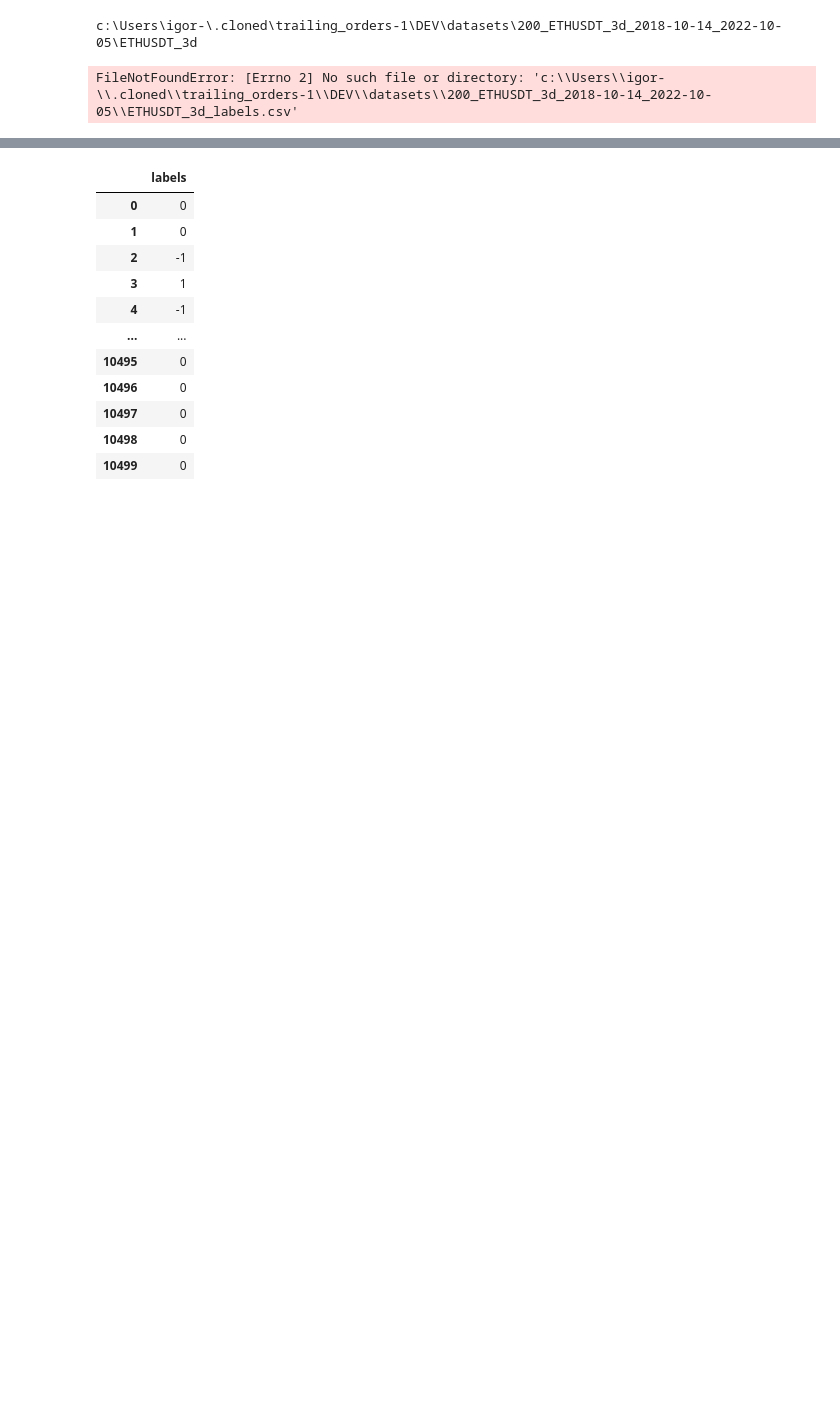
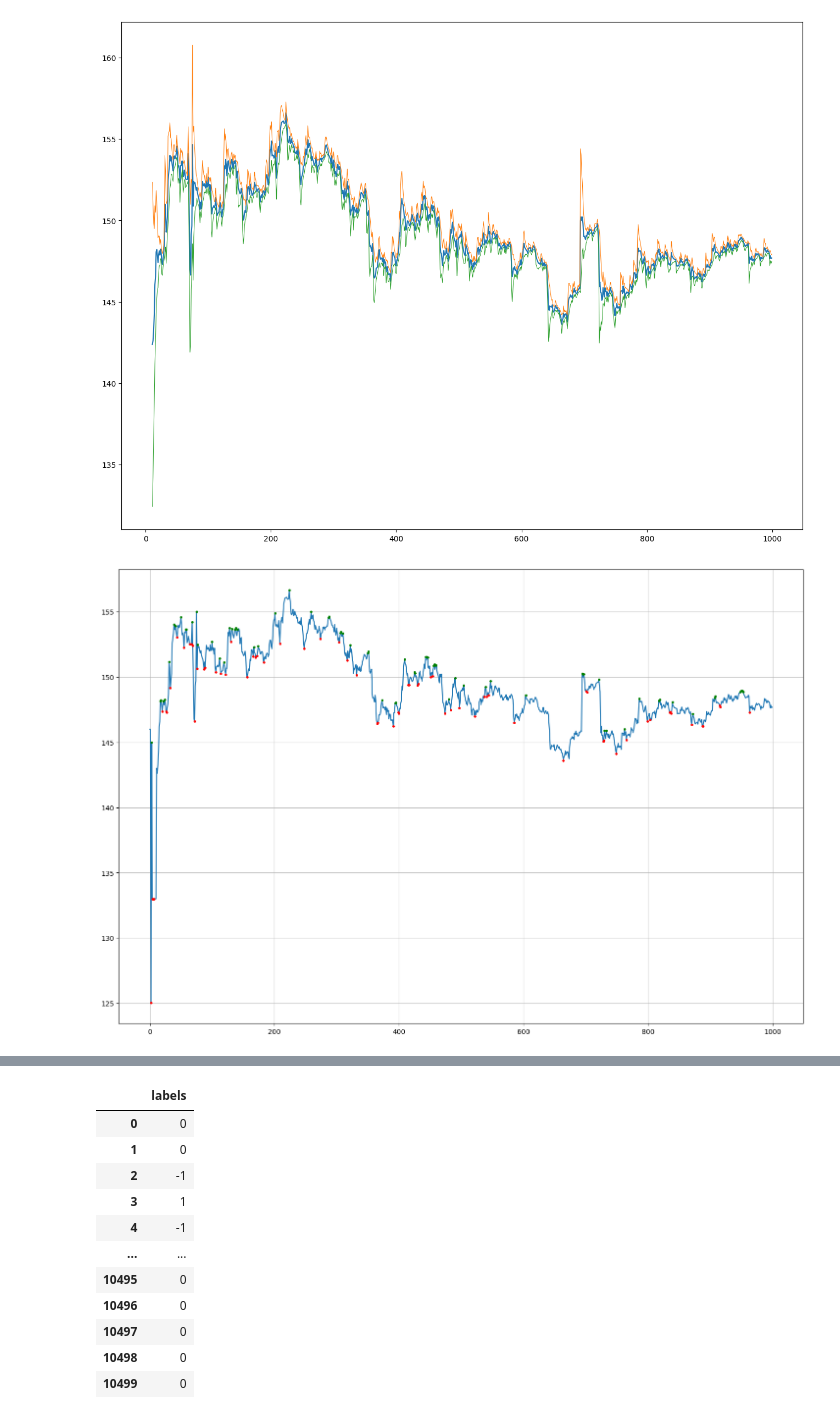
Before and after one commit to izzortsi/trailing_orders, a Jupyter notebook: DEV/collect_binance_data_clean.ipynb, the cells around one changed output, grey strips where cells are left out. Drawn from its saved outputs; the diff is of its cells as text; code cells hidden in the pictures; blank space fills up the shorter version.

```diff
--- a/DEV/collect_binance_data_clean.ipynb
+++ b/DEV/collect_binance_data_clean.ipynb
@@ -29,13 +29,13 @@ DATA_DIR = os.path.join(PREFIX, "datasets")
 
 ###
 
-TIMEFRAME = "3d"
+TIMEFRAME = "15m"
 PAIR = "ETHUSDT"
 # FROM_DATE = "2022-01-14 01:00:00"
 # TO_DATE = "2022-10-05 01:00:00"
-FROM_DATE = "2018-10-14"
-TO_DATE = "2022-10-05"
-NUM_DATA = 200 #max 100k idk why
+FROM_DATE = "2019-11-14"
+TO_DATE = "2022-10-17"
+NUM_DATA = 600
 
 ###
 
@@ -386,12 +263,0 @@ elif DUMP == '.csv':
-# %%
-data_path = os.path.join(NEW_DATA_DIR, f"{PAIR}_{TIMEFRAME}")
-print(data_path)
-labels = pd.read_csv(data_path + "_labels.csv")
-labels.drop(['Unnamed: 0'], axis=1, inplace=True)
-features = pd.read_csv(data_path + "_features.csv")
-features.drop(['Unnamed: 0'], axis=1, inplace=True)
-print(labels)
-print(features)
-# %% [output]
-c:\Users\igor-\.cloned\trailing_orders-1\DEV\datasets\200_ETHUSDT_3d_2018-10-14_2022-10-05\ETHUSDT_3d
-FileNotFoundError: [Errno 2] No such file or directory: 'c:\\Users\\igor-\\.cloned\\trailing_orders-1\\DEV\\datasets\\200_ETHUSDT_3d_2018-10-14_2022-10-05\\ETHUSDT_3d_labels.csv'
@@ -397,0 +266,5 @@ FileNotFoundError: [Errno 2] No such file or directory: 'c:\\Users\\igor-\\.clon
+# %%
+(f1, a1), (f2, a2) = sdb.plot_data()
+# %% [output]
+[figure, added]
+[figure, added]
```
Also changed, not shown: parts of 25 cells of this notebook, 2 other files.
